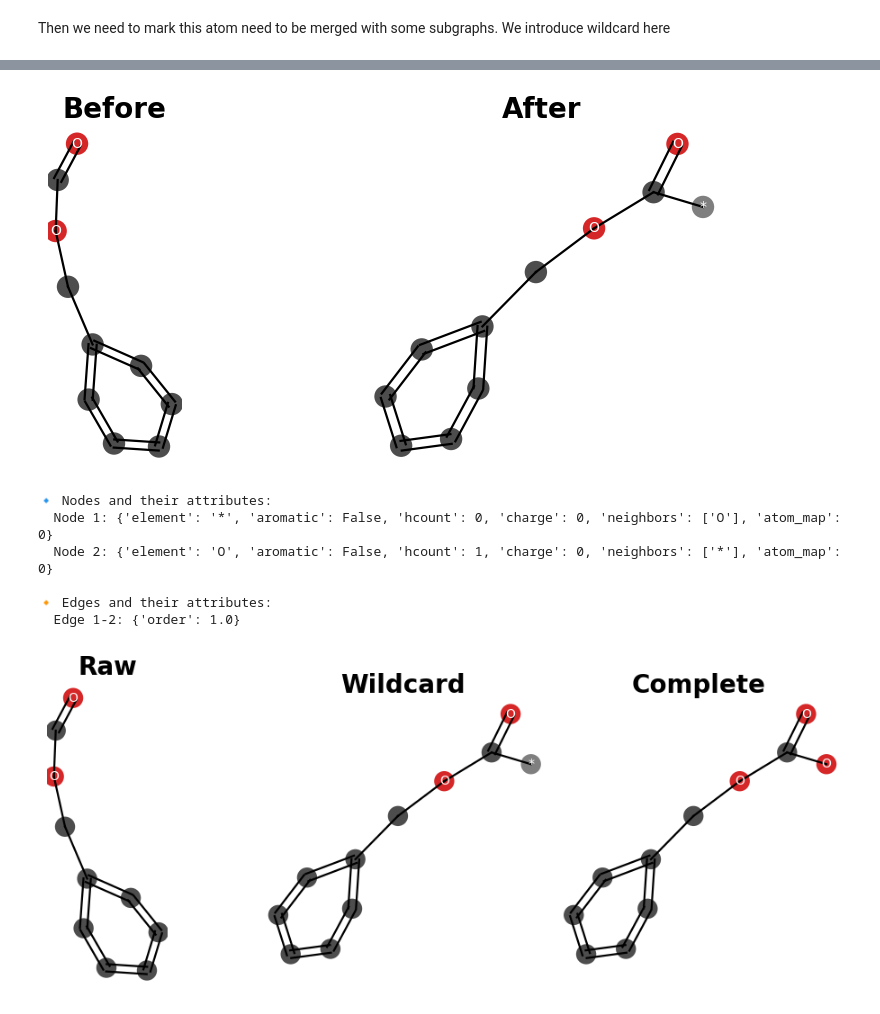
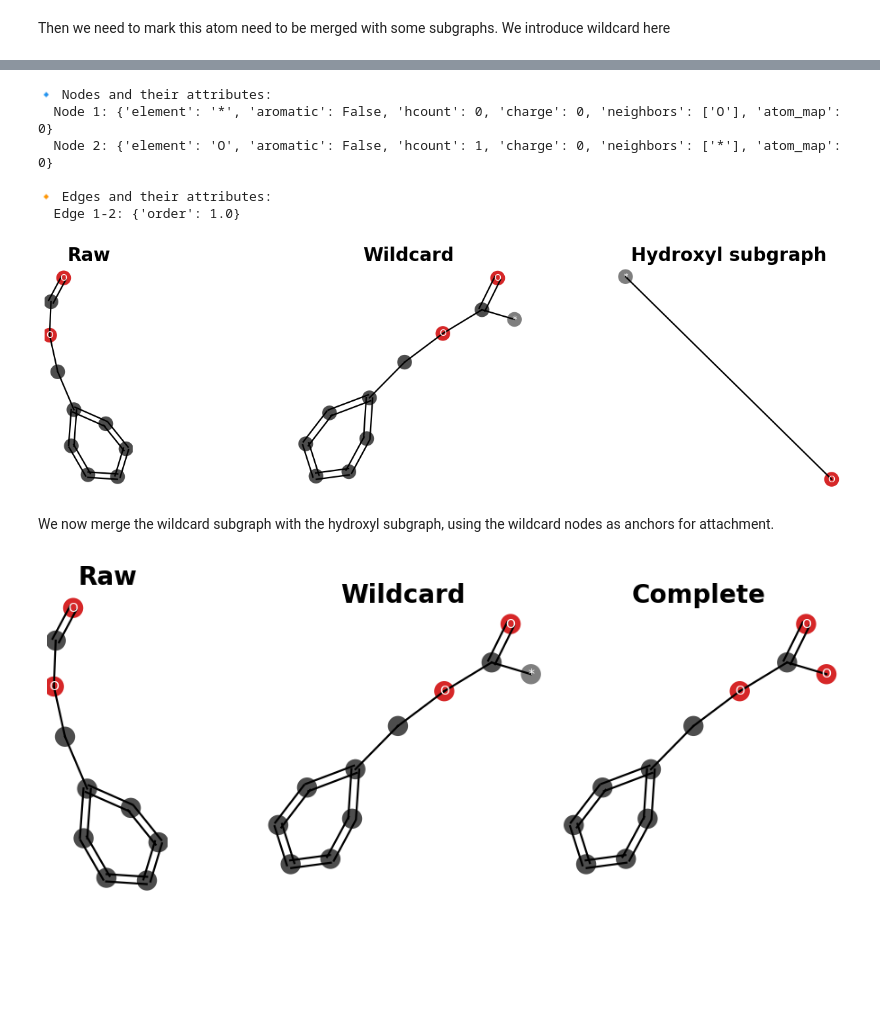
Before and after one commit to TieuLongPhan/SynEdu, a Jupyter notebook: synedu/S03/notebook.ipynb, the cells around one changed output, grey strips where cells are left out. Cells and saved outputs as stored; diff of their text form; code cells hidden in the pictures; blank space fills up the shorter version.

```diff
--- a/synedu/S03/notebook.ipynb
+++ b/synedu/S03/notebook.ipynb
@@ -1180,0 +1195,6 @@ graph_to_smi(sub)
+# %%
+from synkit.Graph import print_graph_attributes
+
+wc_sub = add_wildcard(sub, indices=[11])
+
+print_graph_attributes(wc_sub)
@@ -1181,47 +1219,60 @@ graph_to_smi(sub)
+# %%
+# Now we need a subgraph to merge, we try with hydroxy group
+from synkit.IO import smiles_to_graph
+
+smiles = '*[OH]'
+add_sub = smiles_to_graph(smiles)
+print_graph_attributes(add_sub)
+# %% [output]
+🔹 Nodes and their attributes:
+  Node 1: {'element': '*', 'aromatic': False, 'hcount': 0, 'charge': 0, 'neighbors': ['O'], 'atom_map': 0}
+  Node 2: {'element': 'O', 'aromatic': False, 'hcount': 1, 'charge': 0, 'neighbors': ['*'], 'atom_map': 0}
+
+🔸 Edges and their attributes:
+  Edge 1-2: {'order': 1.0}
 # %%
 import matplotlib.pyplot as plt
 
 new_sub = add_wildcard(sub, indices=[11])
 
-fig, axes = plt.subplots(1, 2, figsize=(10, 4))
+fig, axes = plt.subplots(1, 3, figsize=(15, 4))
 draw_molecular_graph(
     sub,
     mol=None,
     ax=axes[0],
     include_mol=False,
     highlight_nodes=None,
     highlight_edges=None,
 )
-axes[0].set_title("Before", fontsize=20, weight='bold')
+axes[0].set_title("Raw", fontsize=20, weight='bold')
 
 draw_molecular_graph(
-    new_sub,
+    wc_sub,
     mol=None,
     ax=axes[1],
     include_mol=False,
     highlight_nodes=None,
     highlight_edges=None,
 )
-axes[1].set_title("After", fontsize=20, weight='bold')
+axes[1].set_title("Wildcard", fontsize=20, weight='bold')
+
+draw_molecular_graph(
+    add_sub,
+    mol=None,
+    ax=axes[2],
+    include_mol=False,
+    highlight_nodes=None,
+    highlight_edges=None,
+)
+axes[2].set_title("Hydroxyl subgraph", fontsize=20, weight='bold')
 
 plt.tight_layout()
 plt.show()
 # %% [output]
-[figure, old version]
+[figure, new version]
-# %%
-# Now we need a subgraph to merge, we try with hydroxy group
-from synkit.IO import smiles_to_graph
-
-smiles = '*[OH]'
-merge = smiles_to_graph(smiles)
-print_graph_attributes(merge)
-# %% [output]
-🔹 Nodes and their attributes:
-  Node 1: {'element': '*', 'aromatic': False, 'hcount': 0, 'charge': 0, 'neighbors': ['O'], 'atom_map': 0}
-  Node 2: {'element': 'O', 'aromatic': False, 'hcount': 1, 'charge': 0, 'neighbors': ['*'], 'atom_map': 0}
-
-🔸 Edges and their attributes:
-  Edge 1-2: {'order': 1.0}
+# %% [markdown]
+We now merge the wildcard subgraph with the hydroxyl subgraph,
+using the wildcard nodes as anchors for attachment.
 # %%
 import networkx as nx
 
```
Also changed, not shown: parts of 32 cells of this notebook, 1 other file.
